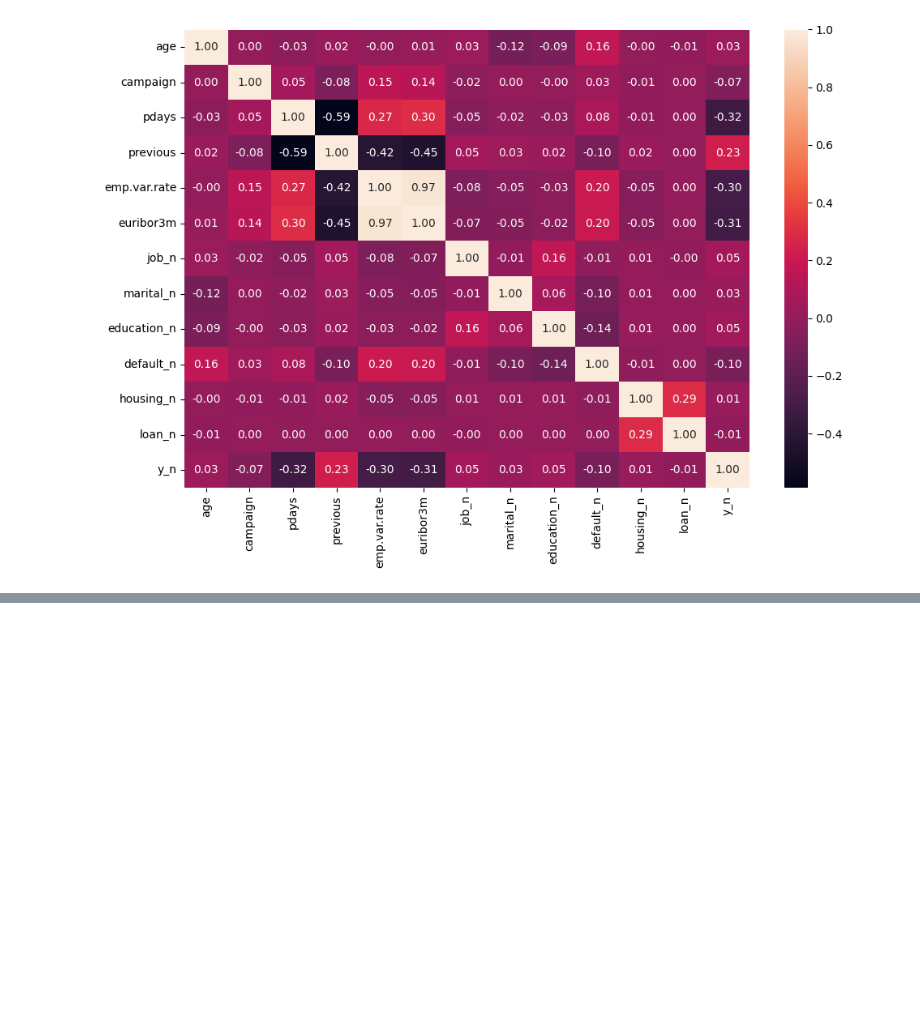
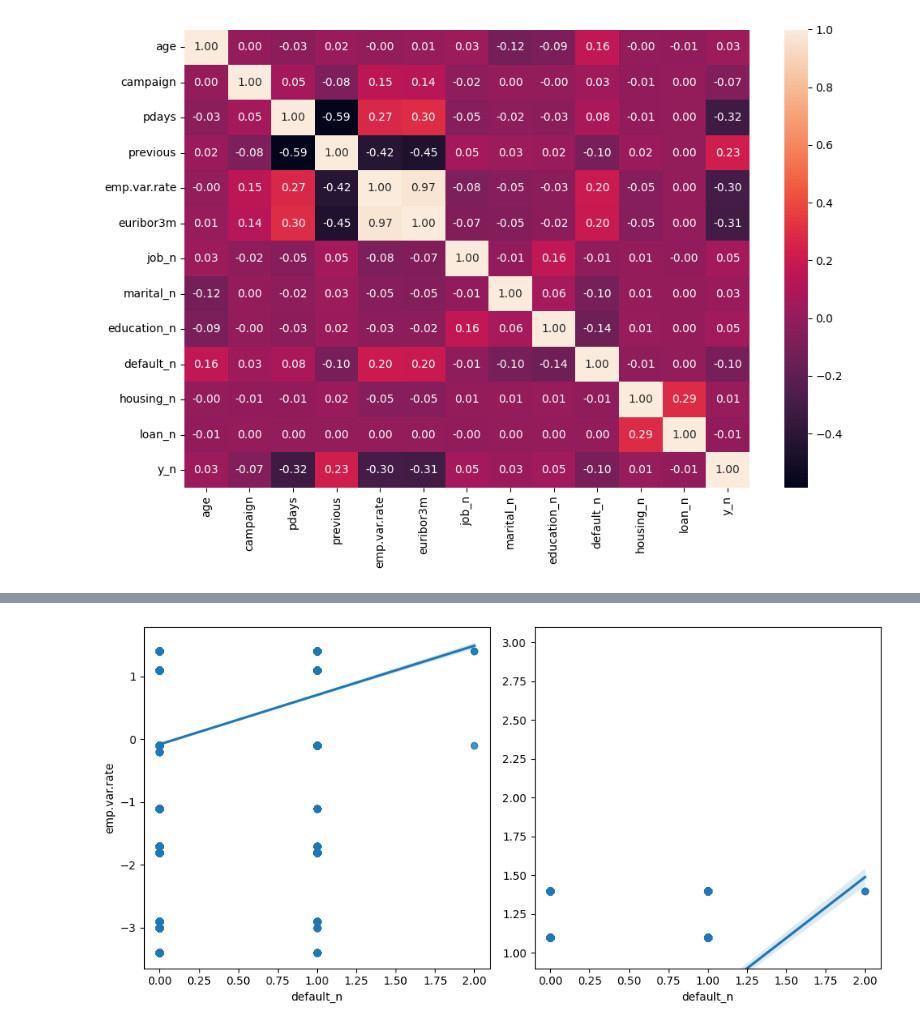
Before and after one commit to Eleiny9/mi-primer-ML, a Jupyter notebook: src/explore.ipynb, the cells around one changed output, grey strips where cells are left out. Saved outputs shown, nothing was run; the diff lists cells and outputs as text; code cells hidden in the pictures; blank space fills up the shorter version.

```diff
--- a/src/explore.ipynb
+++ b/src/explore.ipynb
@@ -347,3 +360,16 @@ plt.show()
+# %%
+#relacion de las personas registradas con creditos y la variacion de empleo de un 0.20 al igual que la edad de un 0.16
+
+fig, axis = plt.subplots(figsize = (10, 5), ncols = 2)
+
+sns.regplot(ax = axis[0], data = data, x = "default_n", y = "emp.var.rate")
+sns.regplot(ax = axis[1], data = data, x = "default_n", y = "emp.var.rate").set(ylabel = None, ylim = (0.9, 3.1))
+
+plt.tight_layout()
+
+plt.show()
+# %% [output]
+[figure, added]
 # %%
 #Analisis de todos los datos
 
```
Also changed, not shown: parts of 42 cells of this notebook.
